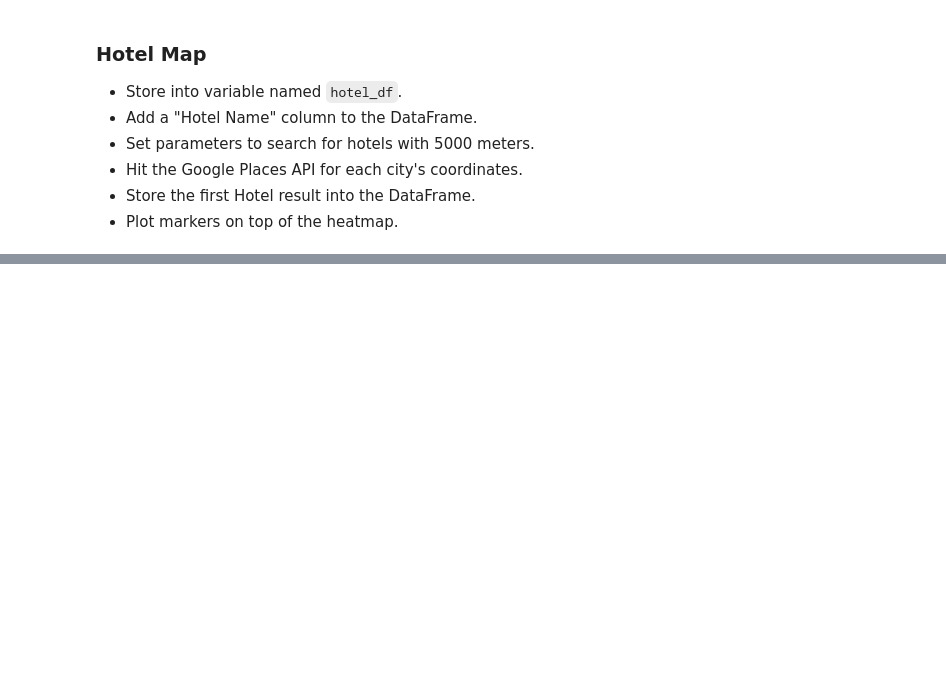
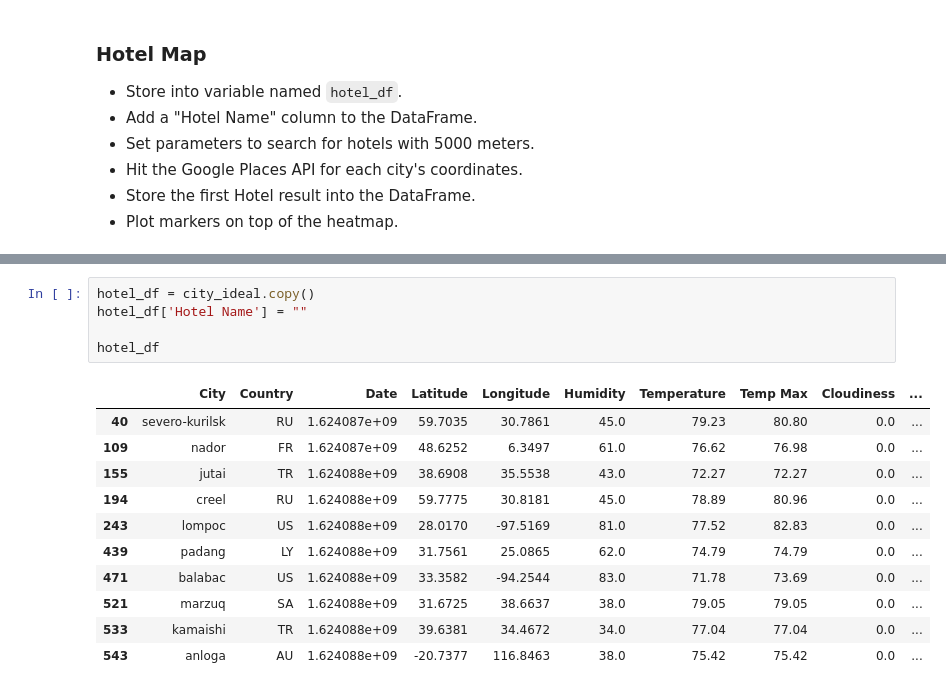
Before and after one commit to cell2silicon/API-Homework, a Jupyter notebook: starter_code/VacationPy.ipynb, the cells around one changed output, grey strips where cells are left out. Cells and saved outputs as stored; diff of their text form; blank space fills up the shorter version.

```diff
--- a/starter_code/VacationPy.ipynb
+++ b/starter_code/VacationPy.ipynb
@@ -122,0 +103,17 @@ See the caveats in the documentation: https://pandas.pydata.org/pandas-docs/stab
+# %%
+hotel_df = city_ideal.copy()
+hotel_df['Hotel Name'] = ""
+
+hotel_df
+# %% [output]
+|  | City | Country | Date | Latitude | Longitude | Humidity | Temperature | Temp Max | Cloudiness | ... |
+| 40 | severo-kurilsk | RU | 1.624087e+09 | 59.7035 | 30.7861 | 45.0 | 79.23 | 80.80 | 0.0 | ... |
+| 109 | nador | FR | 1.624087e+09 | 48.6252 | 6.3497 | 61.0 | 76.62 | 76.98 | 0.0 | ... |
+| 155 | jutai | TR | 1.624088e+09 | 38.6908 | 35.5538 | 43.0 | 72.27 | 72.27 | 0.0 | ... |
+| 194 | creel | RU | 1.624088e+09 | 59.7775 | 30.8181 | 45.0 | 78.89 | 80.96 | 0.0 | ... |
+| 243 | lompoc | US | 1.624088e+09 | 28.0170 | -97.5169 | 81.0 | 77.52 | 82.83 | 0.0 | ... |
+| 439 | padang | LY | 1.624088e+09 | 31.7561 | 25.0865 | 62.0 | 74.79 | 74.79 | 0.0 | ... |
+| 471 | balabac | US | 1.624088e+09 | 33.3582 | -94.2544 | 83.0 | 71.78 | 73.69 | 0.0 | ... |
+| 521 | marzuq | SA | 1.624088e+09 | 31.6725 | 38.6637 | 38.0 | 79.05 | 79.05 | 0.0 | ... |
+| 533 | kamaishi | TR | 1.624088e+09 | 39.6381 | 34.4672 | 34.0 | 77.04 | 77.04 | 0.0 | ... |
+| 543 | anloga | AU | 1.624088e+09 | -20.7377 | 116.8463 | 38.0 | 75.42 | 75.42 | 0.0 | ... |
```
Also changed, not shown: parts of 9 cells of this notebook, 14 other files.
